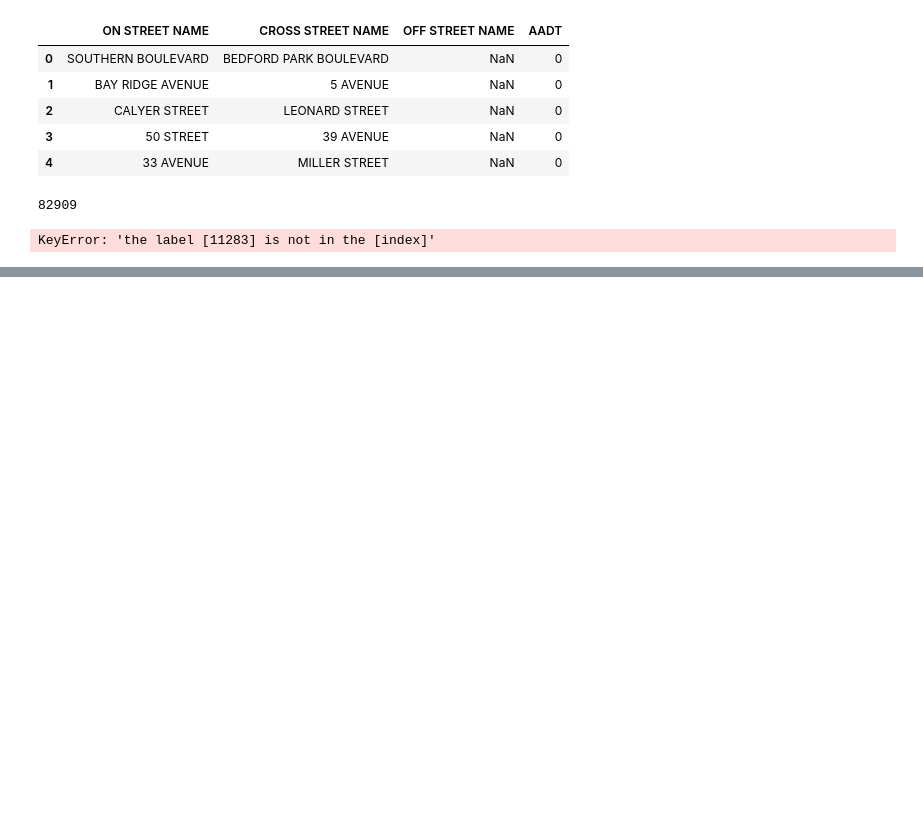
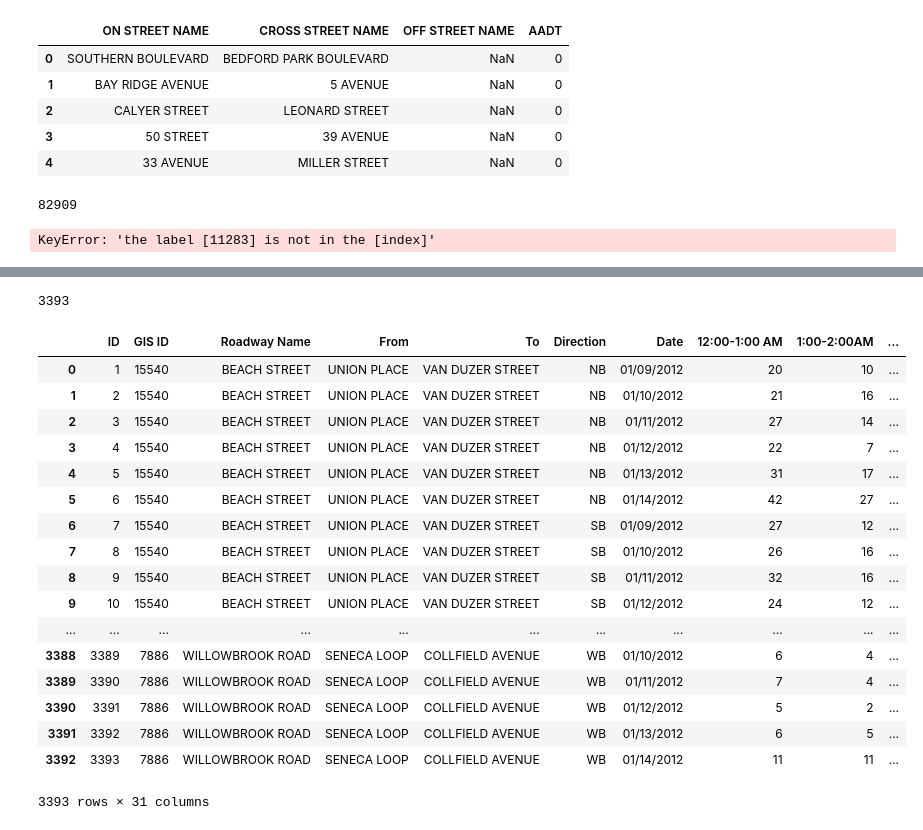
Before and after one commit to nealrea/collisionViz, a Jupyter notebook: data_exploration/data_normilization.ipynb, the cells around one changed output, grey strips where cells are left out. Cells and saved outputs as stored; diff of their text form; code cells hidden in the pictures; blank space fills up the shorter version.

```diff
--- a/data_exploration/data_normilization.ipynb
+++ b/data_exploration/data_normilization.ipynb
@@ -102,0 +157,27 @@ KeyError: 'the label [11283] is not in the [index]'
+# %%
+traffic_volume = pd.read_csv('Traffic_Volume_Counts.csv', low_memory=False)
+# %%
+len(traffic_volume)
+# %% [output]
+3393
+# %%
+traffic_volume
+# %% [output]
+|  | ID | GIS ID | Roadway Name | From | To | Direction | Date | 12:00-1:00 AM | 1:00-2:00AM | ... |
+| 0 | 1 | 15540 | BEACH STREET | UNION PLACE | VAN DUZER STREET | NB | 01/09/2012 | 20 | 10 | ... |
+| 1 | 2 | 15540 | BEACH STREET | UNION PLACE | VAN DUZER STREET | NB | 01/10/2012 | 21 | 16 | ... |
+| 2 | 3 | 15540 | BEACH STREET | UNION PLACE | VAN DUZER STREET | NB | 01/11/2012 | 27 | 14 | ... |
+| 3 | 4 | 15540 | BEACH STREET | UNION PLACE | VAN DUZER STREET | NB | 01/12/2012 | 22 | 7 | ... |
+| 4 | 5 | 15540 | BEACH STREET | UNION PLACE | VAN DUZER STREET | NB | 01/13/2012 | 31 | 17 | ... |
+| 5 | 6 | 15540 | BEACH STREET | UNION PLACE | VAN DUZER STREET | NB | 01/14/2012 | 42 | 27 | ... |
+| 6 | 7 | 15540 | BEACH STREET | UNION PLACE | VAN DUZER STREET | SB | 01/09/2012 | 27 | 12 | ... |
+| 7 | 8 | 15540 | BEACH STREET | UNION PLACE | VAN DUZER STREET | SB | 01/10/2012 | 26 | 16 | ... |
+| 8 | 9 | 15540 | BEACH STREET | UNION PLACE | VAN DUZER STREET | SB | 01/11/2012 | 32 | 16 | ... |
+| 9 | 10 | 15540 | BEACH STREET | UNION PLACE | VAN DUZER STREET | SB | 01/12/2012 | 24 | 12 | ... |
+| ... | ... | ... | ... | ... | ... | ... | ... | ... | ... | ... |
+| 3388 | 3389 | 7886 | WILLOWBROOK ROAD | SENECA LOOP | COLLFIELD AVENUE | WB | 01/10/2012 | 6 | 4 | ... |
+| 3389 | 3390 | 7886 | WILLOWBROOK ROAD | SENECA LOOP | COLLFIELD AVENUE | WB | 01/11/2012 | 7 | 4 | ... |
+| 3390 | 3391 | 7886 | WILLOWBROOK ROAD | SENECA LOOP | COLLFIELD AVENUE | WB | 01/12/2012 | 5 | 2 | ... |
+| 3391 | 3392 | 7886 | WILLOWBROOK ROAD | SENECA LOOP | COLLFIELD AVENUE | WB | 01/13/2012 | 6 | 5 | ... |
+| 3392 | 3393 | 7886 | WILLOWBROOK ROAD | SENECA LOOP | COLLFIELD AVENUE | WB | 01/14/2012 | 11 | 11 | ... |
+3393 rows × 31 columns
```
Also changed, not shown: parts of 8 cells of this notebook.
